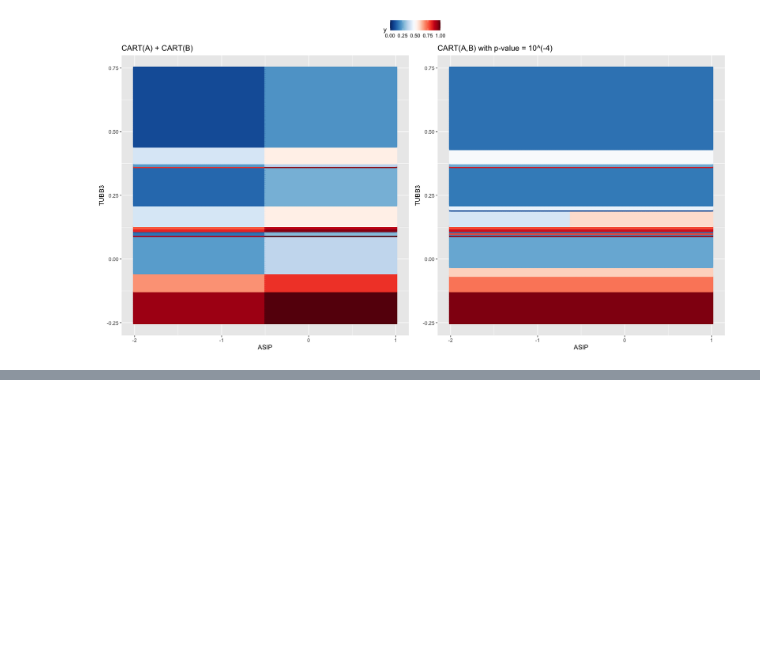
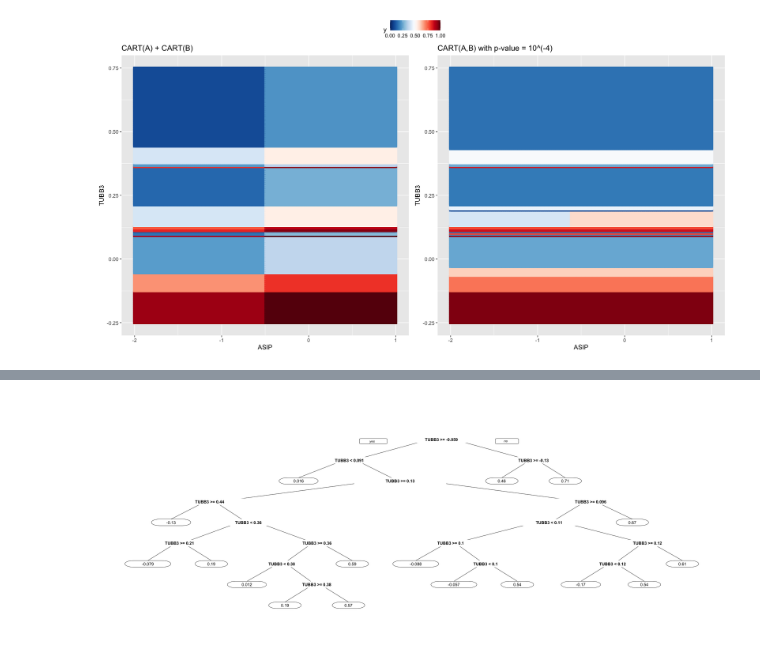
Before and after one commit to OmerRonen/epiTree, a Jupyter notebook: red_hair_analysis.ipynb, the cells around one changed output, grey strips where cells are left out. Saved outputs shown, nothing was run; the diff lists cells and outputs as text; code cells hidden in the pictures; blank space fills up the shorter version.

```diff
--- a/red_hair_analysis.ipynb
+++ b/red_hair_analysis.ipynb
@@ -164,0 +220,4 @@ print(plot_response)
+# %%
+prp(treeB, roundint=FALSE)
+# %% [output]
+[figure, added]
```
Also changed, not shown: parts of 34 cells of this notebook, 1 other file.
